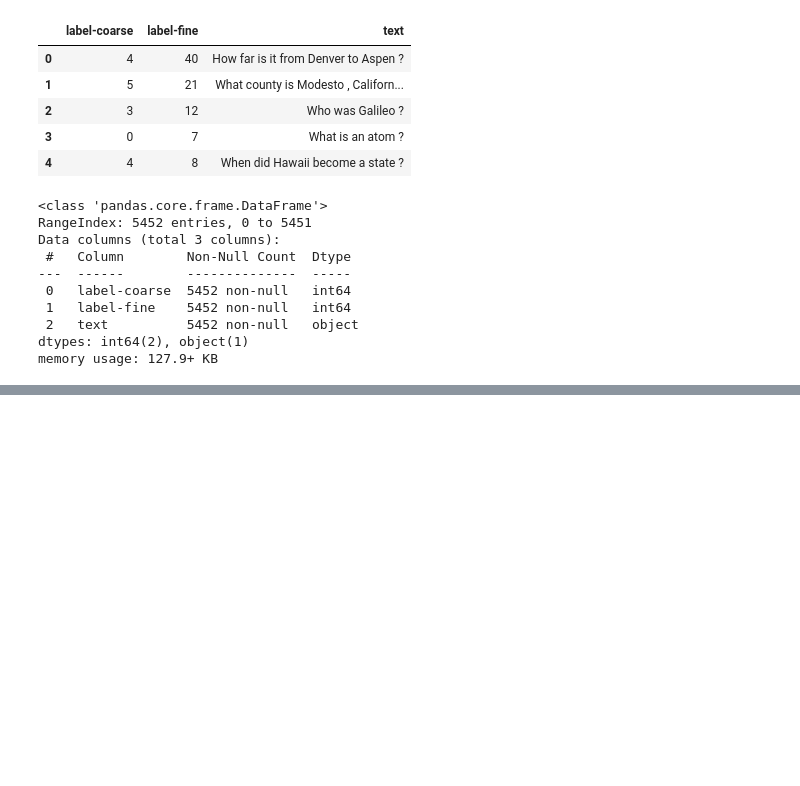
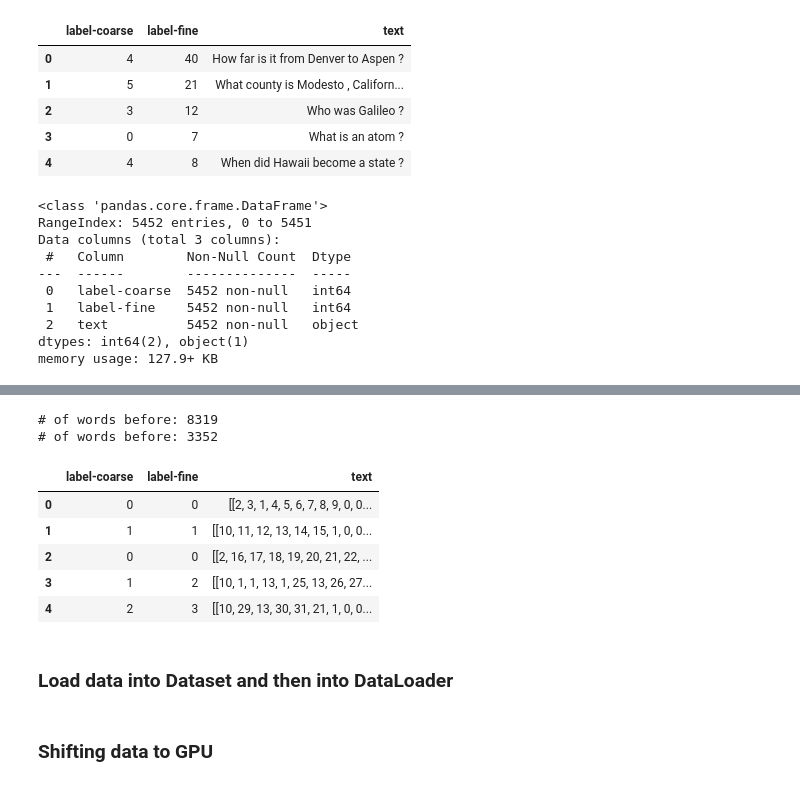
Before and after one commit to arihantbansal/SAiDL-Spring-Assignment-2022, a Jupyter notebook: NLP/trec_mixup.ipynb, the cells around one changed output, grey strips where cells are left out. Cells and saved outputs as stored; diff of their text form; code cells hidden in the pictures; blank space fills up the shorter version.

Commit message:
:construction: clean, tokenize data and create data loaders

```diff
--- a/NLP/trec_mixup.ipynb
+++ b/NLP/trec_mixup.ipynb
@@ -178,0 +160,39 @@ Counter({' ': 32712,
+# %%
+print(f"# of words before: {len(counts.keys())}")
+for word in list(counts):
+    if counts[word] < 2:
+        del counts[word]
+    if ' ' in word:
+        del counts[word]
+print(f"# of words before: {len(counts.keys())}")
+# %% [output]
+# of words before: 8319
+# of words before: 3352
+# %%
+vocab2index = {"": 0, "UNK": 1}
+words = ["", "UNK"]
+for word in counts:
+    vocab2index[word] = len(words)
+    words.append(word)
+# %%
+def encode_sentence(text, vocab2index, N=80):
+    tokenized = tokenize(text)
+    encoded = np.zeros(N, dtype=int)
+    enc = np.array([vocab2index.get(word, vocab2index["UNK"]) for word in tokenized])
+    length = min(N, len(enc))
+    encoded[:length] = enc[:length]
+    return encoded, length
+# %%
+train_df["text"] = train_df["text"].apply(lambda x: np.array(encode_sentence(x, vocab2index)))
+test_df["text"] = test_df["text"].apply(lambda x: np.array(encode_sentence(x, vocab2index)))
+# %%
+train_df.head()
+# %% [output]
+|  | label-coarse | label-fine | text |
+| 0 | 0 | 0 | [[2, 3, 1, 4, 5, 6, 7, 8, 9, 0, 0... |
+| 1 | 1 | 1 | [[10, 11, 12, 13, 14, 15, 1, 0, 0... |
+| 2 | 0 | 0 | [[2, 16, 17, 18, 19, 20, 21, 22, ... |
+| 3 | 1 | 2 | [[10, 1, 1, 13, 1, 25, 13, 26, 27... |
+| 4 | 2 | 3 | [[10, 29, 13, 30, 31, 21, 1, 0, 0... |
+# %% [markdown]
+### Load data into Dataset and then into DataLoader
@@ -178,0 +218,2 @@ Counter({' ': 32712,
+# %% [markdown]
+### Shifting data to GPU
```
Also changed, not shown: parts of 17 cells of this notebook.
